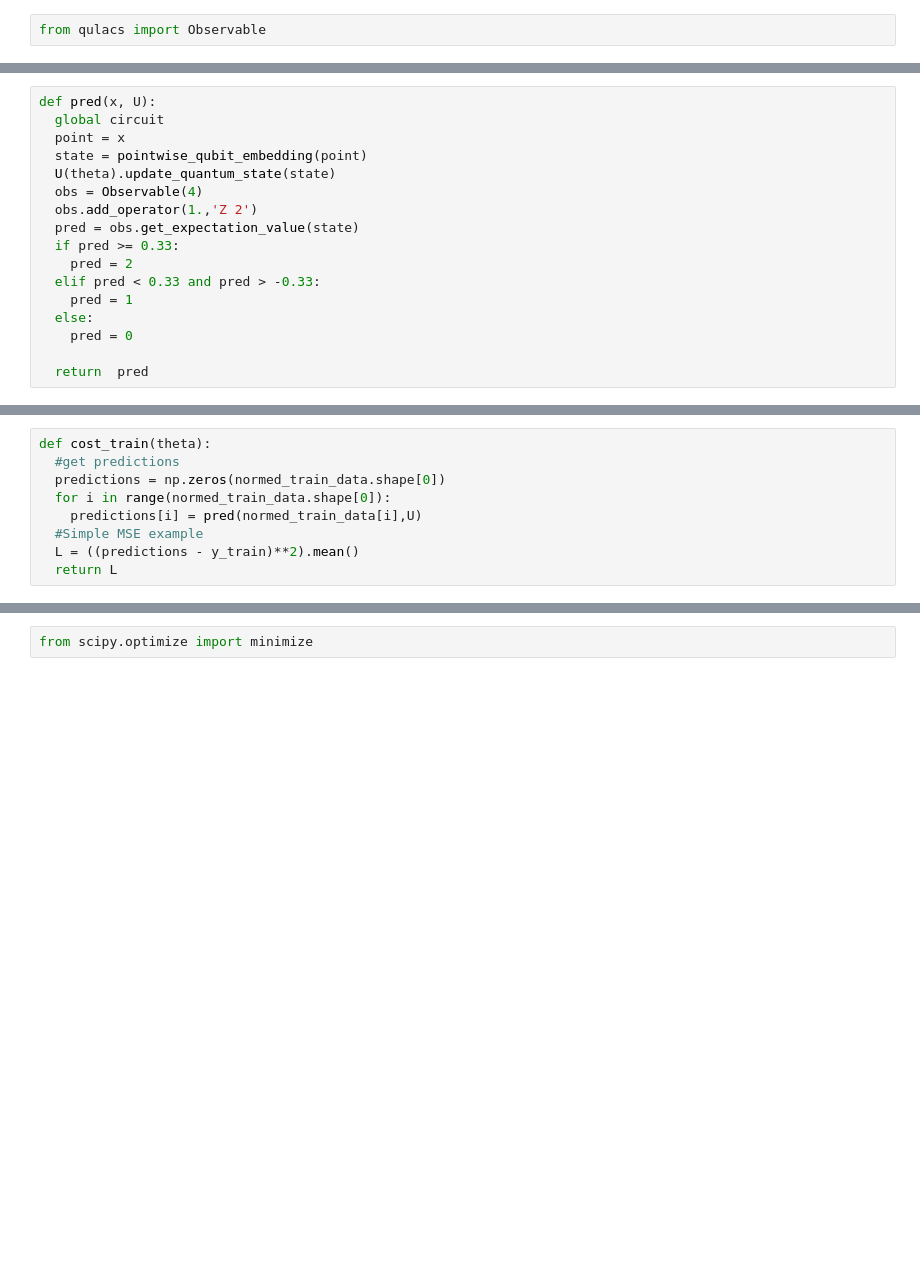
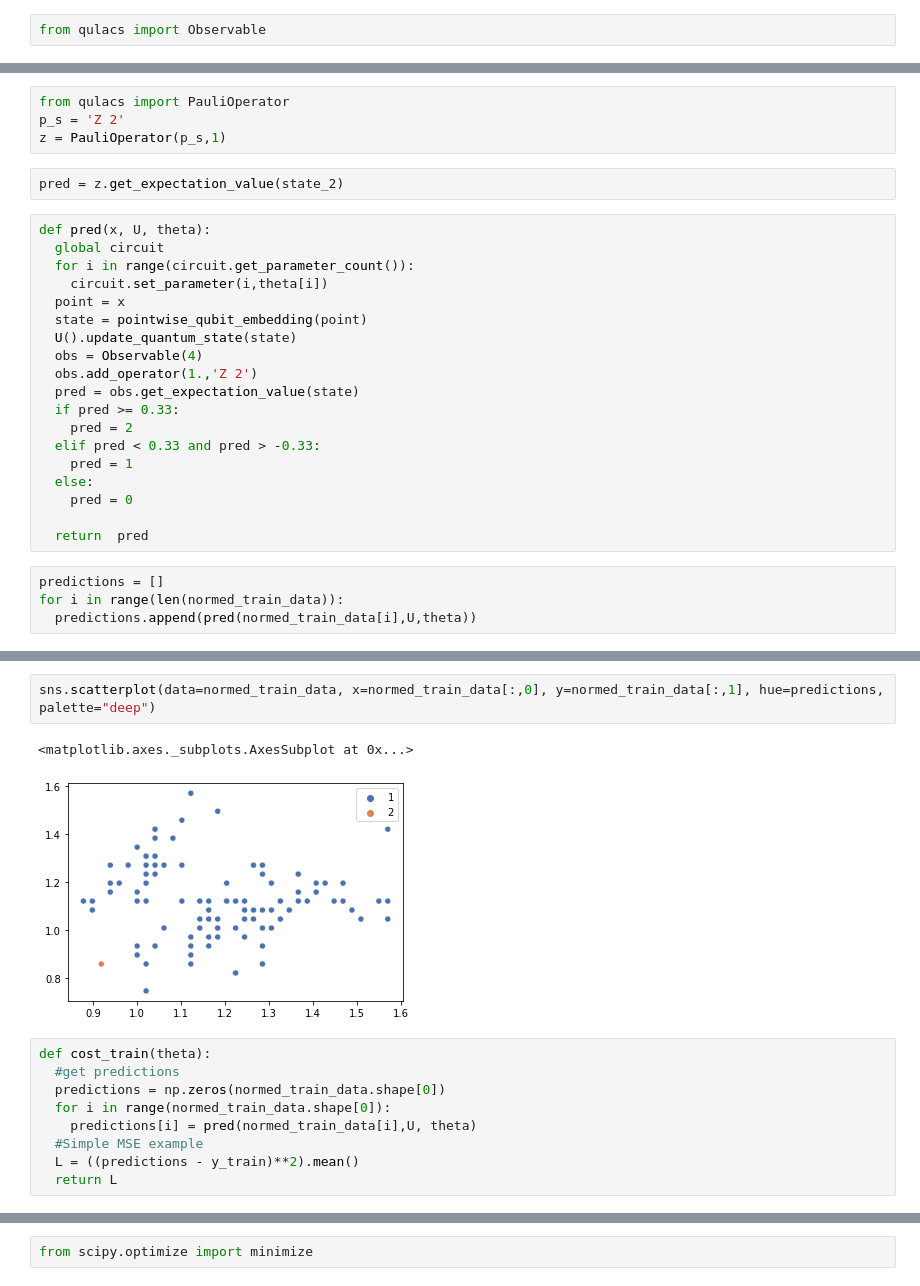
Before and after one commit to GeorgeWilliam1999/XAI-Project, a Jupyter notebook: Quantum_XAI.ipynb, the cells around one changed output, grey strips where cells are left out. Saved outputs shown, nothing was run; the diff lists cells and outputs as text; blank space fills up the shorter version.

```diff
--- a/Quantum_XAI.ipynb
+++ b/Quantum_XAI.ipynb
@@ -137,9 +211,17 @@ from qulacs import Observable
+# %%
+from qulacs import PauliOperator
+p_s = 'Z 2'
+z = PauliOperator(p_s,1)
+# %%
+pred = z.get_expectation_value(state_2)
 # %%
-def pred(x, U):
+def pred(x, U, theta):
   global circuit
+  for i in range(circuit.get_parameter_count()):
+    circuit.set_parameter(i,theta[i])
   point = x
   state = pointwise_qubit_embedding(point)
-  U(theta).update_quantum_state(state)
+  U().update_quantum_state(state)
   obs = Observable(4)
   obs.add_operator(1.,'Z 2')
   pred = obs.get_expectation_value(state)
@@ -151,3 +233,7 @@ def pred(x, U):
     pred = 0
 
   return  pred
+# %%
+predictions = []
+for i in range(len(normed_train_data)):
+  predictions.append(pred(normed_train_data[i],U,theta))
@@ -154,9 +245,14 @@ def pred(x, U):
+# %%
+sns.scatterplot(data=normed_train_data, x=normed_train_data[:,0], y=normed_train_data[:,1], hue=predictions, palette="deep")
+# %% [output]
+<matplotlib.axes._subplots.AxesSubplot at 0x...>
+[figure, added]
 # %%
 def cost_train(theta):
   #get predictions
   predictions = np.zeros(normed_train_data.shape[0])
   for i in range(normed_train_data.shape[0]):
-    predictions[i] = pred(normed_train_data[i],U)
+    predictions[i] = pred(normed_train_data[i],U, theta)
   #Simple MSE example
   L = ((predictions - y_train)**2).mean()
   return L
```
Also changed, not shown: parts of 82 cells of this notebook.
